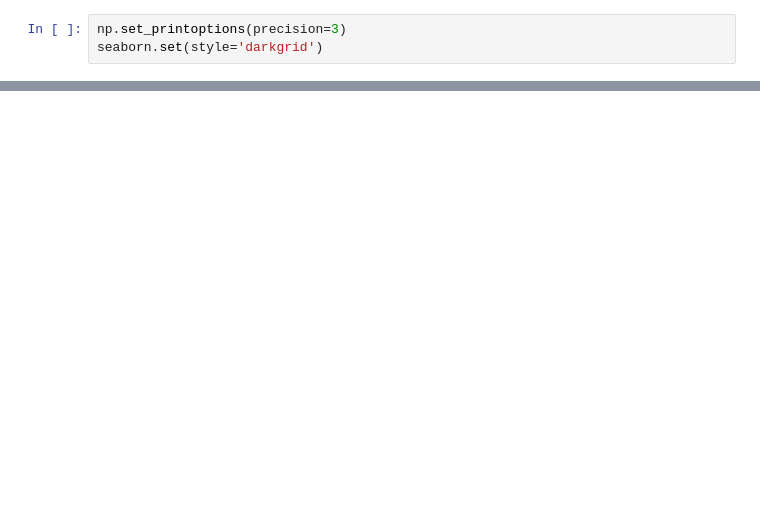
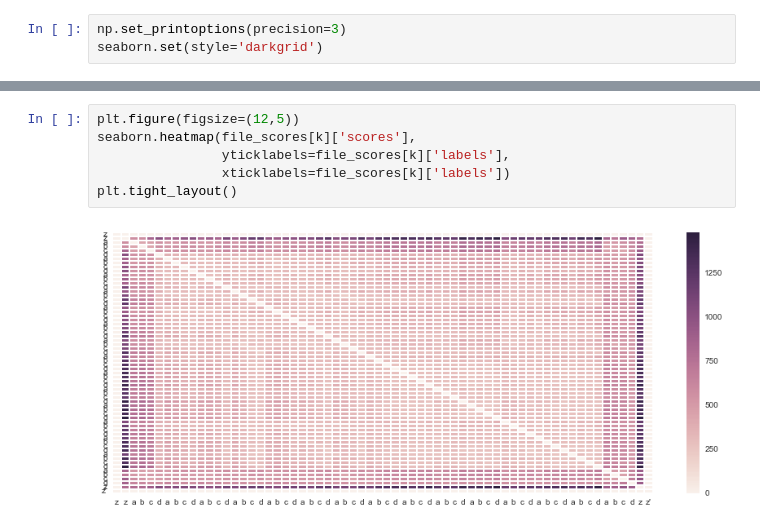
Before and after one commit to urinieto/similarity_classification, a Jupyter notebook: notes/Repetition detection threshold.ipynb, the cells around one changed output, grey strips where cells are left out. Cells and saved outputs as stored; diff of their text form; blank space fills up the shorter version.

```diff
--- a/notes/Repetition detection threshold.ipynb
+++ b/notes/Repetition detection threshold.ipynb
@@ -162,0 +208,8 @@ for norm in [None, 'min', 'max', 'hmean']:
+# %%
+plt.figure(figsize=(12,5))
+seaborn.heatmap(file_scores[k]['scores'],
+                yticklabels=file_scores[k]['labels'],
+                xticklabels=file_scores[k]['labels'])
+plt.tight_layout()
+# %% [output]
+[figure, added]
```
Also changed, not shown: parts of 13 cells of this notebook.
